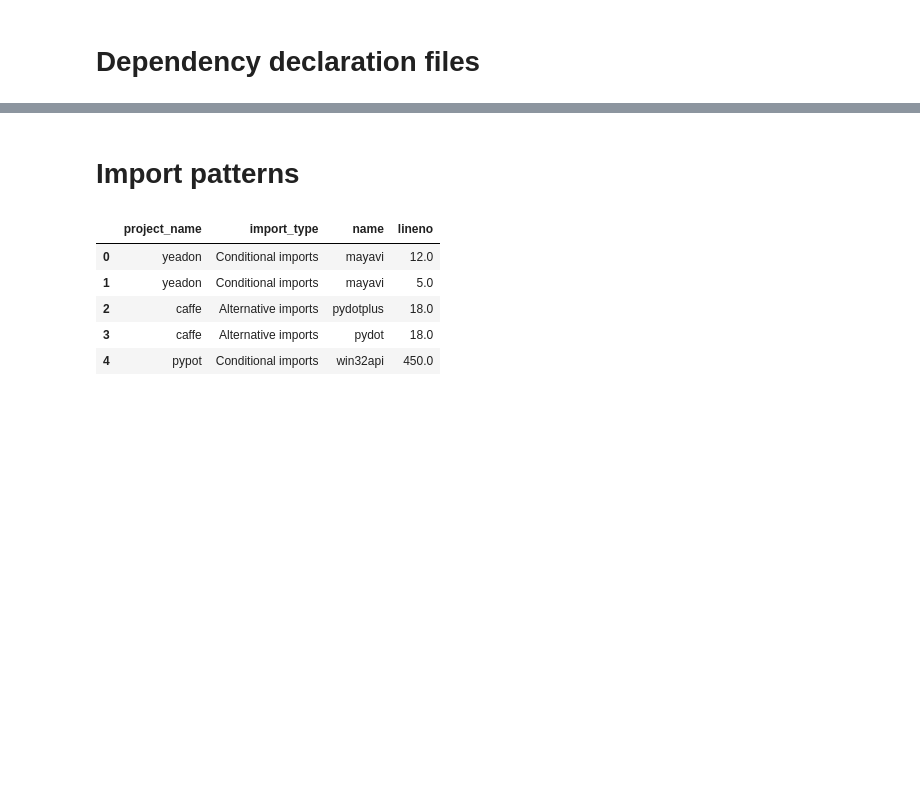
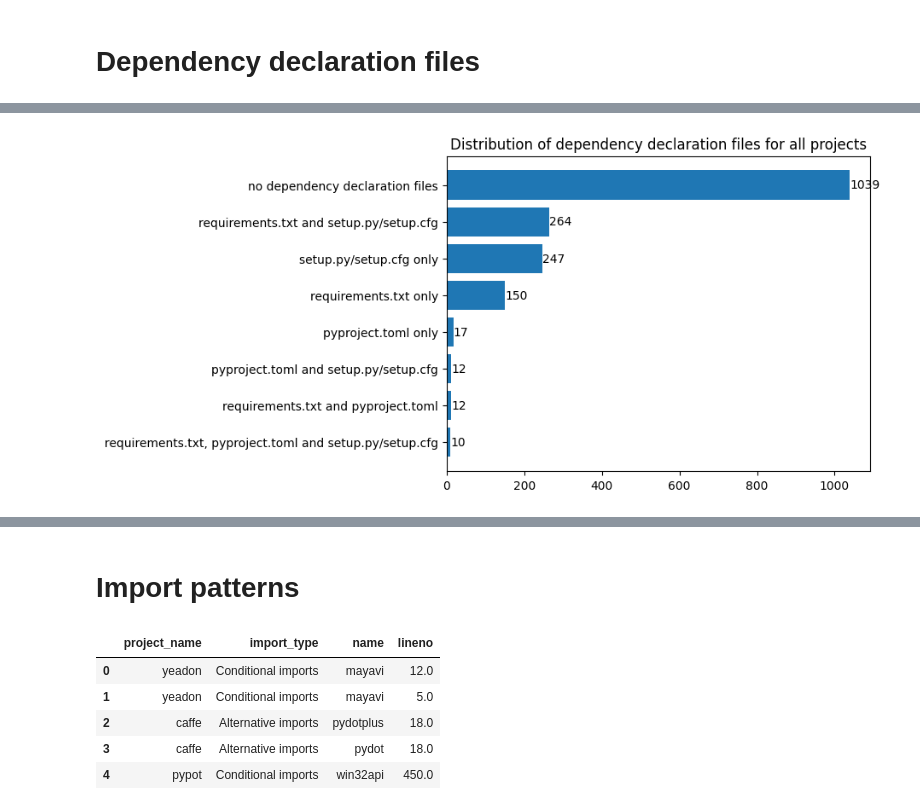
Before and after one commit to tweag/FawltyDeps, a Jupyter notebook: PyPI_analysis/notebooks/results-biomedical.ipynb, the cells around one changed output, grey strips where cells are left out. Cells and saved outputs as stored; diff of their text form; code cells hidden in the pictures; blank space fills up the shorter version.

```diff
--- a/PyPI_analysis/notebooks/results-biomedical.ipynb
+++ b/PyPI_analysis/notebooks/results-biomedical.ipynb
@@ -200,3 +246,40 @@ project_setup = set(
+# %%
+df_deps_count = pd.DataFrame(
+    dict(
+        type_=[
+            "requirements.txt only",
+            "pyproject.toml only",
+            "setup.py/setup.cfg only",
+            "requirements.txt and pyproject.toml",
+            "requirements.txt and setup.py/setup.cfg",
+            "pyproject.toml and setup.py/setup.cfg",
+            "requirements.txt, pyproject.toml and setup.py/setup.cfg",
+            "no dependency declaration files",
+        ],
+        count=[
+            len(project_req_only),
+            len(project_toml_only),
+            len(project_setup_only),
+            len(project_req_toml),
+            len(project_req_setup),
+            len(project_toml_setup),
+            len(project_req_toml_setup),
+            len(project_no_deps),
+        ],
+    )
+)
+# %%
+df_deps_count_sorted = df_deps_count.sort_values("count")
+fig, ax = plt.subplots()
+bars = plt.barh("type_", "count", data=df_deps_count_sorted)
+# fig, ax = plt.subplots()
+# bars = ax.barh(indexes, values)
+
+ax.bar_label(bars)
+plt.title("Distribution of dependency declaration files for all projects")
+plt.show()
+# %% [output]
+[figure, added]
 # %%
 # Draw a venn diagram
 plt.figure()
```
Also changed, not shown: parts of 19 cells of this notebook.
